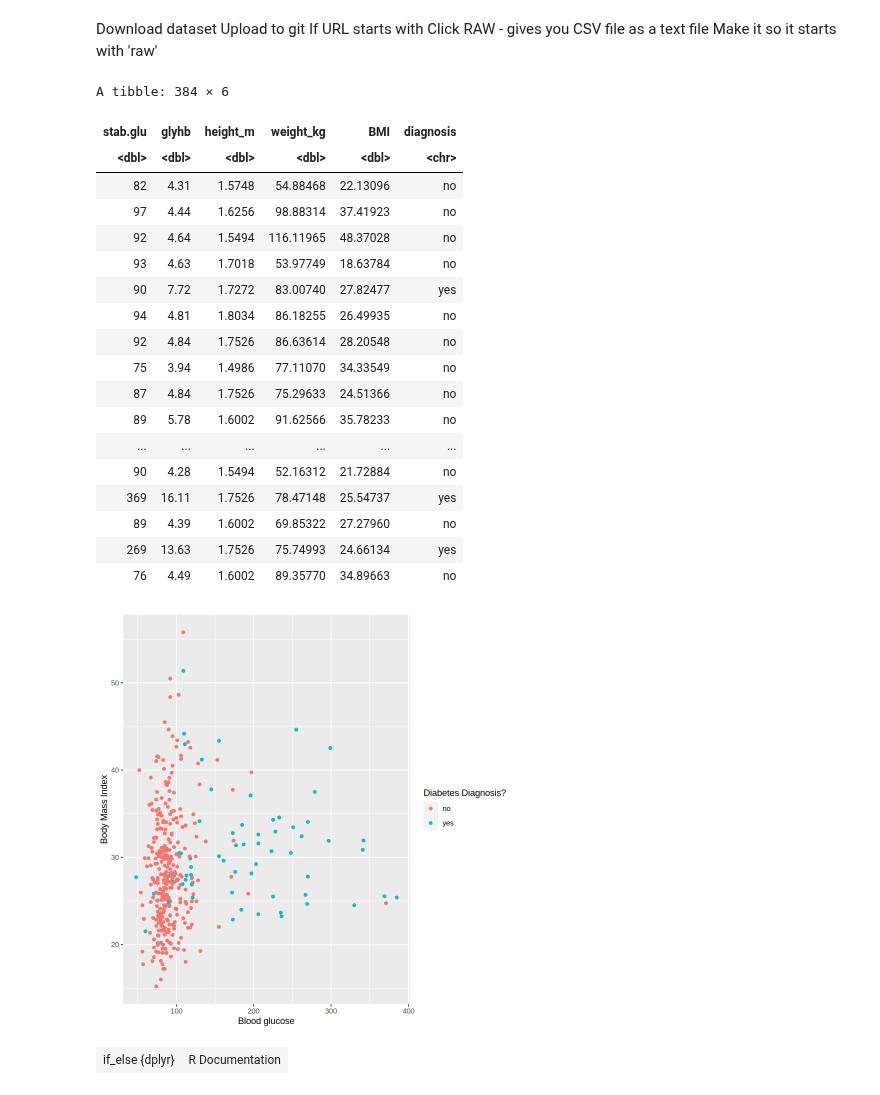
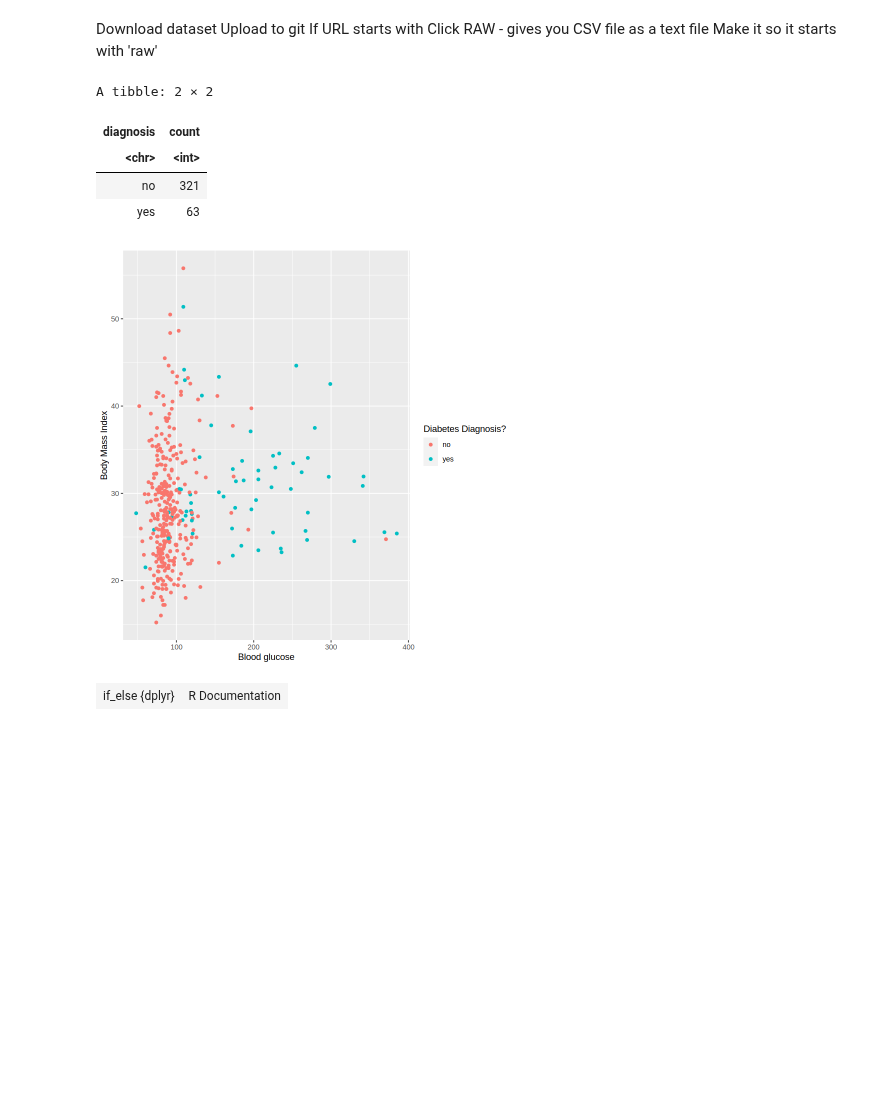
Before and after one commit to wmma2/group_18_project, a Jupyter notebook: Gr18_proposal.ipynb, the cells around one changed output. Cells and saved outputs as stored; diff of their text form; code cells hidden in the pictures; blank space fills up the shorter version.

```diff
--- a/Gr18_proposal.ipynb
+++ b/Gr18_proposal.ipynb
@@ -64,38 +77,28 @@ Make it so it starts with 'raw'
 # %%
 tidy_data <- diabetes_data |>
         mutate(diagnosis = if_else(glyhb > 6.5, "yes", "no")) |>
         mutate(height_m = height*0.0254,
                weight_kg = weight*0.45359237,
                BMI = weight_kg/height_m^2) |>
         select(stab.glu, glyhb, height_m, weight_kg, BMI, diagnosis) |>
         filter(!is.na(glyhb + BMI))
 
 test_plot <- tidy_data |>
     ggplot(aes(x = stab.glu, y = BMI, colour = diagnosis)) +
     geom_point() +
     labs(x = "Blood glucose", y = "Body Mass Index", colour = "Diabetes Diagnosis?")
 test_plot
-test
+
+counting <- tidy_data|>
+    group_by(diagnosis)|>
+    summarize(count = n())
+counting
 # %% [output]
-A tibble: 384 × 6
+A tibble: 2 × 2
-| stab.glu | glyhb | height_m | weight_kg | BMI | diagnosis |
-| <dbl> | <dbl> | <dbl> | <dbl> | <dbl> | <chr> |
-| 82 | 4.31 | 1.5748 | 54.88468 | 22.13096 | no |
-| 97 | 4.44 | 1.6256 | 98.88314 | 37.41923 | no |
-| 92 | 4.64 | 1.5494 | 116.11965 | 48.37028 | no |
-| 93 | 4.63 | 1.7018 | 53.97749 | 18.63784 | no |
-| 90 | 7.72 | 1.7272 | 83.00740 | 27.82477 | yes |
-| 94 | 4.81 | 1.8034 | 86.18255 | 26.49935 | no |
-| 92 | 4.84 | 1.7526 | 86.63614 | 28.20548 | no |
-| 75 | 3.94 | 1.4986 | 77.11070 | 34.33549 | no |
-| 87 | 4.84 | 1.7526 | 75.29633 | 24.51366 | no |
-| 89 | 5.78 | 1.6002 | 91.62566 | 35.78233 | no |
-| ... | ... | ... | ... | ... | ... |
-| 90 | 4.28 | 1.5494 | 52.16312 | 21.72884 | no |
-| 369 | 16.11 | 1.7526 | 78.47148 | 25.54737 | yes |
-| 89 | 4.39 | 1.6002 | 69.85322 | 27.27960 | no |
-| 269 | 13.63 | 1.7526 | 75.74993 | 24.66134 | yes |
-| 76 | 4.49 | 1.6002 | 89.35770 | 34.89663 | no |
+| diagnosis | count |
+| <chr> | <int> |
+| no | 321 |
+| yes | 63 |
 [figure]
 # %%
 # %% [output]
```
Also changed, not shown: parts of 1 cell of this notebook.
